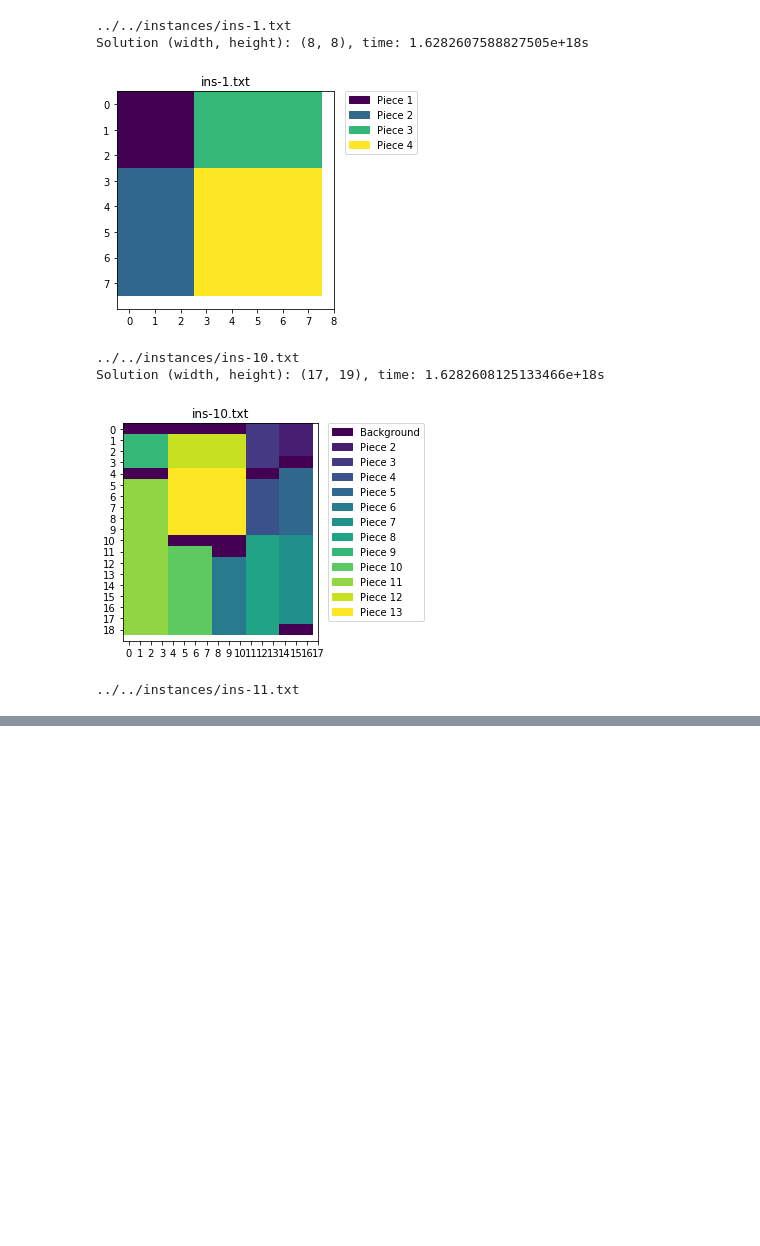
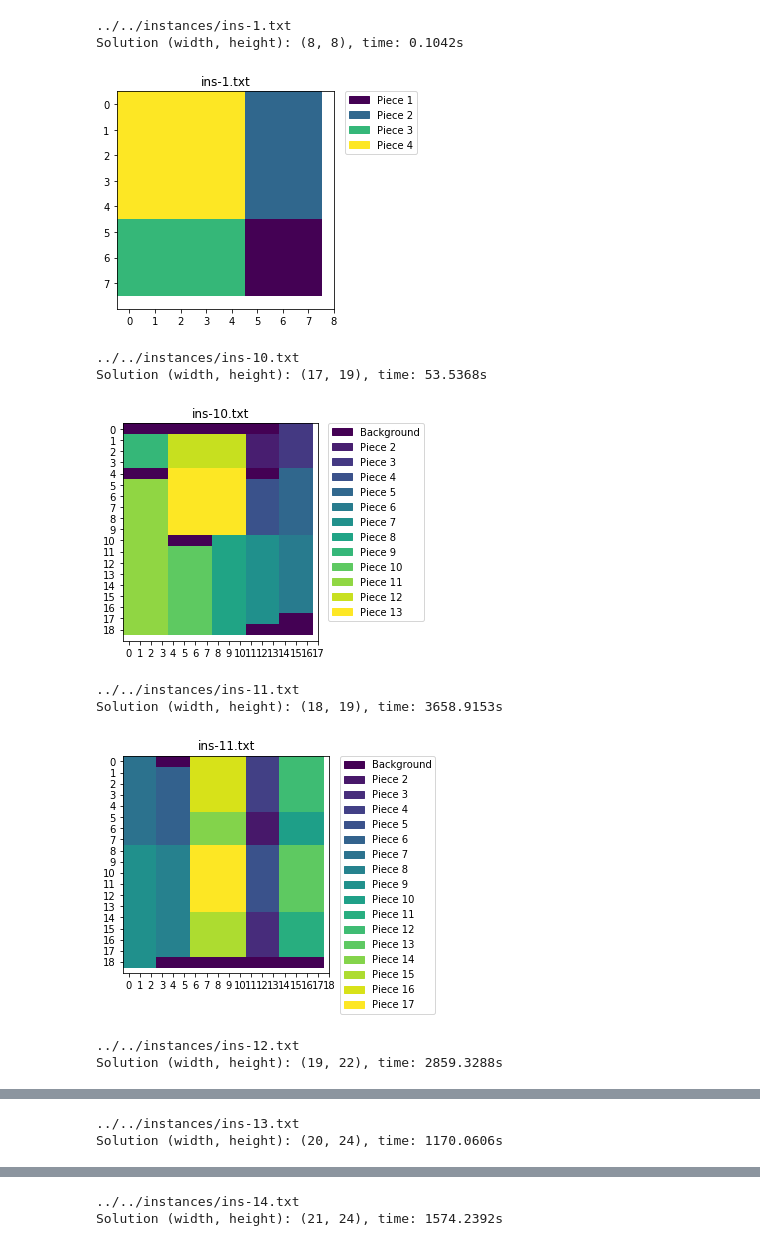
Before and after one commit to Erhtric/VLSI, a Jupyter notebook: src/smt/smt.ipynb, the cells around one changed output, grey strips where cells are left out. Drawn from its saved outputs; the diff is of its cells as text; code cells hidden in the pictures; blank space fills up the shorter version.

```diff
--- a/src/smt/smt.ipynb
+++ b/src/smt/smt.ipynb
@@ -161,31 +161,35 @@ def vlsi_instance(dims, width, max_height):
 # %%
 path = "../../instances/"
 instances = os.listdir(path)
-# instances = ["ins-3.txt"]
+# instances = ["ins-4.txt"]
 time_per_instance = []
 for i in range(len(instances)):
 #     print(path+instance)
     instance = instances[i]
     width, dims = read_instance_text(path+instance)
 
 #     print(dims)
     max_height = int(np.sum([dims[i][1] for i in range(len(dims))]))
 #     print(f"Maximum height reachable: {max_height}")
 
     start_time = time.time_ns()
     height, solutions = vlsi_instance(dims, width, max_height)
     end_time = time.time_ns()
-    end_time = end_time-start_time/ 10**9
-    print(f"Solution (width, height): {width,height}, time: {round(end_time,2)}s")
+    end_time = (end_time-start_time)/ 10**9
+    print(f"Solution (width, height): {width,height}, time: {round(end_time,4)}s")
     time_per_instance.append((instance, end_time))
     solutions = dims_sol_unify(dims, solutions)
     arr = draw_solution((width,height), solutions)
     show_shape(arr, instance,len(dims))
 # %% [output]
 ../../instances/ins-1.txt
-Solution (width, height): (8, 8), time: 1.6282607588827505e+18s
+Solution (width, height): (8, 8), time: 0.1042s
-[figure, old version]
+[figure, new version]
 ../../instances/ins-10.txt
-Solution (width, height): (17, 19), time: 1.6282608125133466e+18s
+Solution (width, height): (17, 19), time: 53.5368s
-[figure, old version]
+[figure, new version]
 ../../instances/ins-11.txt
+Solution (width, height): (18, 19), time: 3658.9153s
+[figure, added]
+../../instances/ins-12.txt
+Solution (width, height): (19, 22), time: 2859.3288s
@@ -191,0 +197,2 @@ Solution (width, height): (17, 19), time: 1.6282608125133466e+18s
+../../instances/ins-13.txt
+Solution (width, height): (20, 24), time: 1170.0606s
@@ -191,0 +200,2 @@ Solution (width, height): (17, 19), time: 1.6282608125133466e+18s
+../../instances/ins-14.txt
+Solution (width, height): (21, 24), time: 1574.2392s
```
Also changed, not shown: parts of 1 cell of this notebook, 3 other files.
